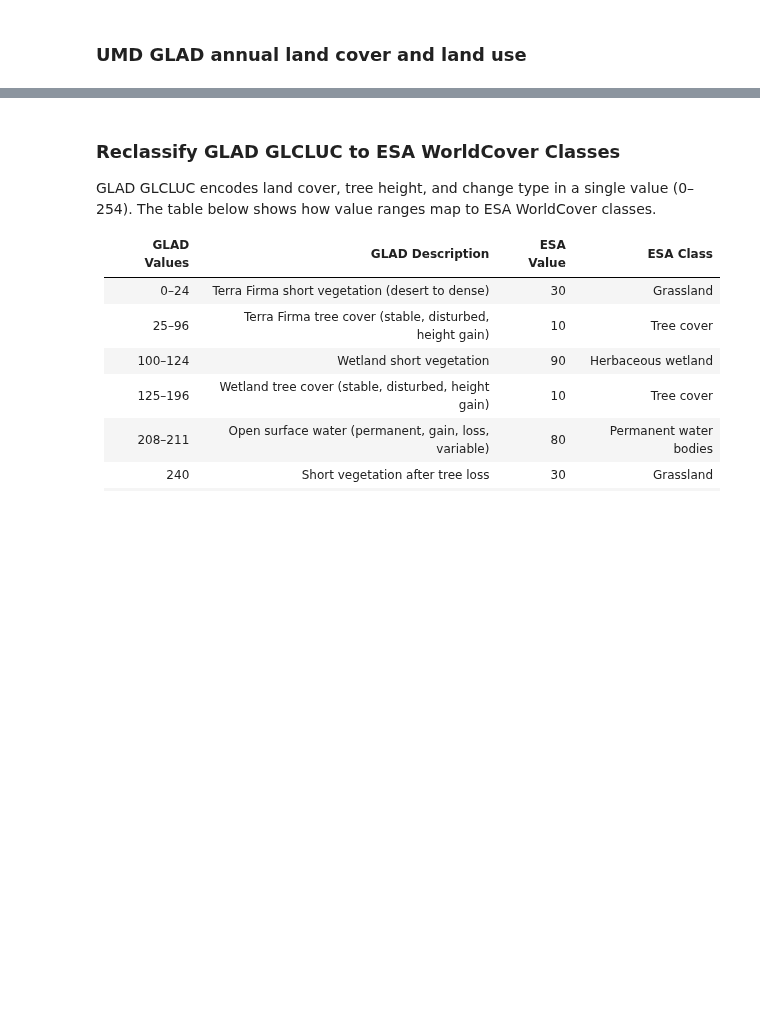
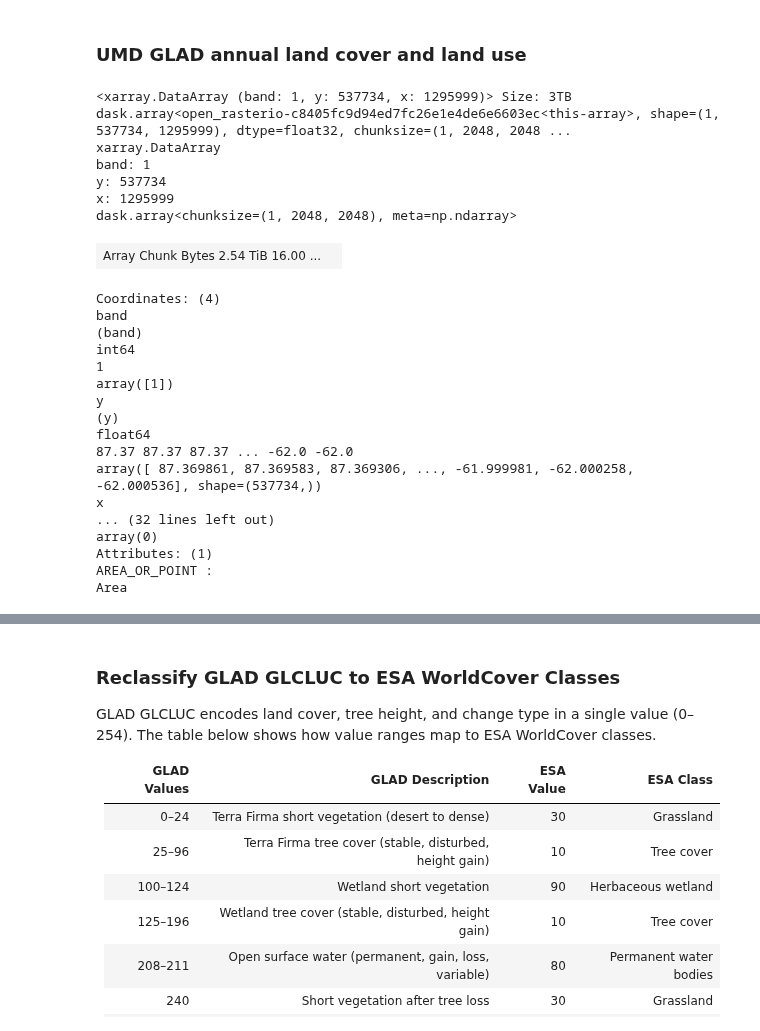
Before and after one commit to spatialthoughts/courses, a Jupyter notebook: code/python_remote_sensing/module_03/01_calculating_area.ipynb, the cells around one changed output, grey strips where cells are left out. Drawn from its saved outputs; the diff is of its cells as text; code cells hidden in the pictures; blank space fills up the shorter version.

```diff
--- a/code/python_remote_sensing/module_03/01_calculating_area.ipynb
+++ b/code/python_remote_sensing/module_03/01_calculating_area.ipynb
@@ -256,10 +376,36 @@ area_df.to_csv(output_filepath, index=False)
 # %%
 data_url = 'https://s3.openlandmap.org/arco/lc_glad.glcluc_c_30m_s_20200101_20201231_go_epsg.4326_v20230901.tif'
 glad_ds = rxr.open_rasterio(
     data_url,
-    chunks={'x': 1024, 'y': 1024},
+    chunks={'x': 2048, 'y': 2048},
+    mask_and_scale=True
 )
 glad_ds
+# %% [output]
+<xarray.DataArray (band: 1, y: 537734, x: 1295999)> Size: 3TB dask.array<open_rasterio-c8405fc9d94ed7fc26e1e4de6e6603ec<this-array>, shape=(1, 537734, 1295999), dtype=float32, chunksize=(1, 2048, 2048 ...
+xarray.DataArray
+band: 1
+y: 537734
+x: 1295999
+dask.array<chunksize=(1, 2048, 2048), meta=np.ndarray>
+| Array Chunk Bytes 2.54 TiB 16.00 ... |  |
+Coordinates: (4)
+band
+(band)
+int64
+1
+array([1])
+y
+(y)
+float64
+87.37 87.37 87.37 ... -62.0 -62.0
+array([ 87.369861, 87.369583, 87.369306, ..., -61.999981, -62.000258, -62.000536], shape=(537734,))
+x
+... (32 lines left out)
+array(0)
+Attributes: (1)
+AREA_OR_POINT :
+Area
 # %%
 glad_da = glad_ds.squeeze()
 glad_da
```
Also changed, not shown: parts of 16 cells of this notebook, 5 other files.
